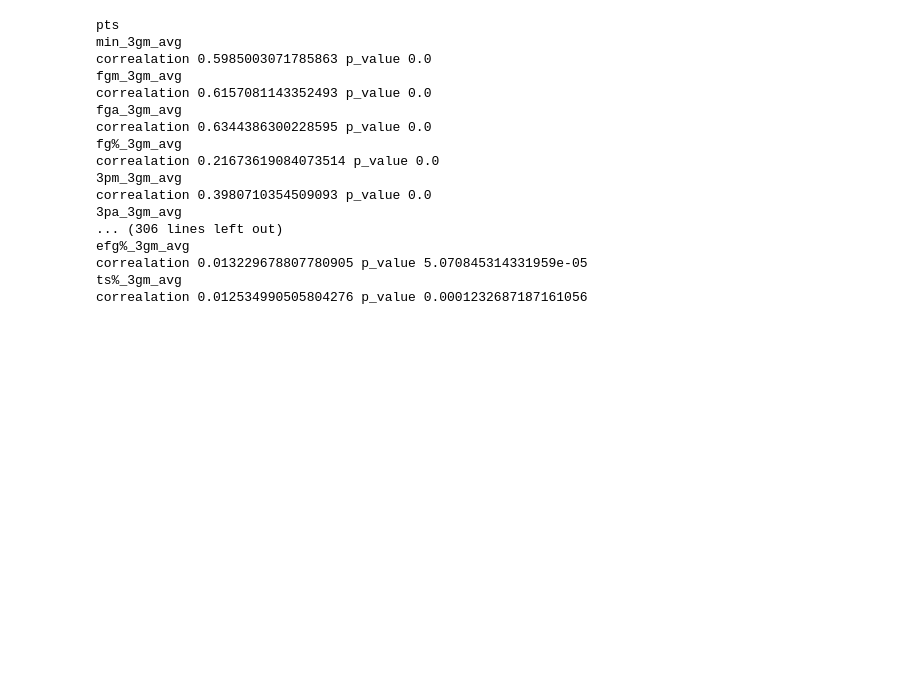
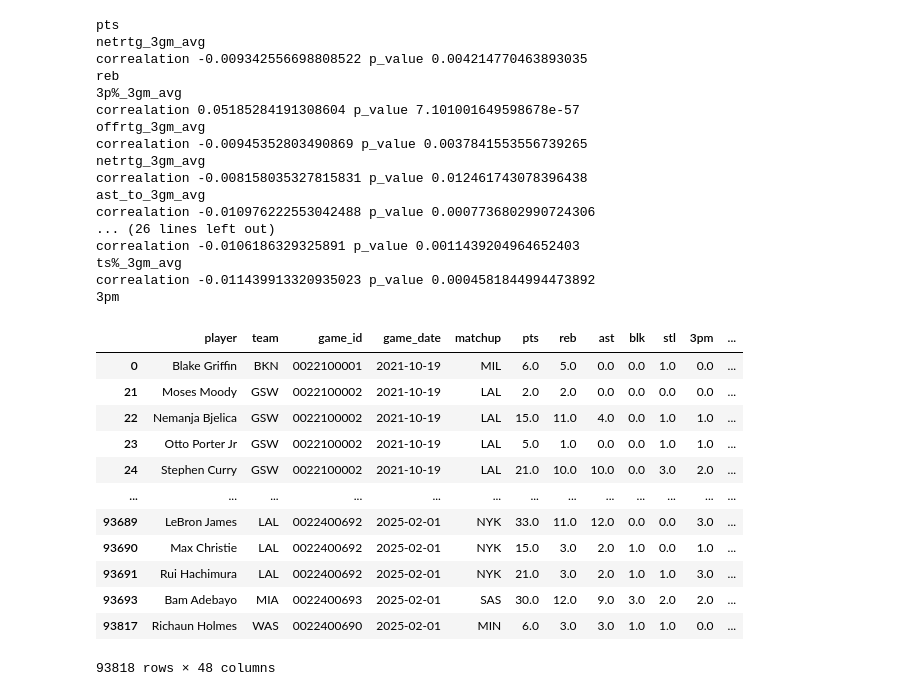
Before and after one commit to Aportra/nba-bet, a Jupyter notebook: models/building_models.ipynb, the cells around one changed output. Saved outputs shown, nothing was run; the diff lists cells and outputs as text; code cells hidden in the pictures; blank space fills up the shorter version.

```diff
--- a/models/building_models.ipynb
+++ b/models/building_models.ipynb
@@ -77,28 +96,47 @@ for category in categories_lists:
 # %%
 #Checking spearmanr
 
-for category in categories_lists:
+for category in features.keys():
     print(category)
     for column in numeric_columns:
         correlation = spearmanr(full_data[column],full_data[category])
-        if correlation[1] < .05:
+        if correlation[1] < .05 and column not in features[category]:
             print(column)
             print(f'correalation {correlation[0]} p_value {correlation[1]}')
+            features[category].append(category)
 # %% [output]
 pts
-min_3gm_avg
-correalation 0.5985003071785863 p_value 0.0
-fgm_3gm_avg
-correalation 0.6157081143352493 p_value 0.0
-fga_3gm_avg
-correalation 0.6344386300228595 p_value 0.0
-fg%_3gm_avg
-correalation 0.21673619084073514 p_value 0.0
-3pm_3gm_avg
-correalation 0.3980710354509093 p_value 0.0
-3pa_3gm_avg
-... (306 lines left out)
-efg%_3gm_avg
-correalation 0.013229678807780905 p_value 5.070845314331959e-05
+netrtg_3gm_avg
+correalation -0.009342556698808522 p_value 0.004214770463893035
+reb
+3p%_3gm_avg
+correalation 0.05185284191308604 p_value 7.101001649598678e-57
+offrtg_3gm_avg
+correalation -0.00945352803490869 p_value 0.0037841553556739265
+netrtg_3gm_avg
+correalation -0.008158035327815831 p_value 0.012461743078396438
+ast_to_3gm_avg
+correalation -0.010976222553042488 p_value 0.0007736802990724306
+... (26 lines left out)
+correalation -0.0106186329325891 p_value 0.0011439204964652403
 ts%_3gm_avg
-correalation 0.012534990505804276 p_value 0.0001232687187161056
+correalation -0.011439913320935023 p_value 0.0004581844994473892
+3pm
+# %%
+data_ordered = full_data.sort_values('game_date')
+# %%
+data_ordered
+# %% [output]
+|  | player | team | game_id | game_date | matchup | pts | reb | ast | blk | stl | 3pm | ... |
+| 0 | Blake Griffin | BKN | 0022100001 | 2021-10-19 | MIL | 6.0 | 5.0 | 0.0 | 0.0 | 1.0 | 0.0 | ... |
+| 21 | Moses Moody | GSW | 0022100002 | 2021-10-19 | LAL | 2.0 | 2.0 | 0.0 | 0.0 | 0.0 | 0.0 | ... |
+| 22 | Nemanja Bjelica | GSW | 0022100002 | 2021-10-19 | LAL | 15.0 | 11.0 | 4.0 | 0.0 | 1.0 | 1.0 | ... |
+| 23 | Otto Porter Jr | GSW | 0022100002 | 2021-10-19 | LAL | 5.0 | 1.0 | 0.0 | 0.0 | 1.0 | 1.0 | ... |
+| 24 | Stephen Curry | GSW | 0022100002 | 2021-10-19 | LAL | 21.0 | 10.0 | 10.0 | 0.0 | 3.0 | 2.0 | ... |
+| ... | ... | ... | ... | ... | ... | ... | ... | ... | ... | ... | ... | ... |
+| 93689 | LeBron James | LAL | 0022400692 | 2025-02-01 | NYK | 33.0 | 11.0 | 12.0 | 0.0 | 0.0 | 3.0 | ... |
+| 93690 | Max Christie | LAL | 0022400692 | 2025-02-01 | NYK | 15.0 | 3.0 | 2.0 | 1.0 | 0.0 | 1.0 | ... |
+| 93691 | Rui Hachimura | LAL | 0022400692 | 2025-02-01 | NYK | 21.0 | 3.0 | 2.0 | 1.0 | 1.0 | 3.0 | ... |
+| 93693 | Bam Adebayo | MIA | 0022400693 | 2025-02-01 | SAS | 30.0 | 12.0 | 9.0 | 3.0 | 2.0 | 2.0 | ... |
+| 93817 | Richaun Holmes | WAS | 0022400690 | 2025-02-01 | MIN | 6.0 | 3.0 | 3.0 | 1.0 | 1.0 | 0.0 | ... |
+93818 rows × 48 columns
```
Also changed, not shown: parts of 3 cells of this notebook, 1 other file.
